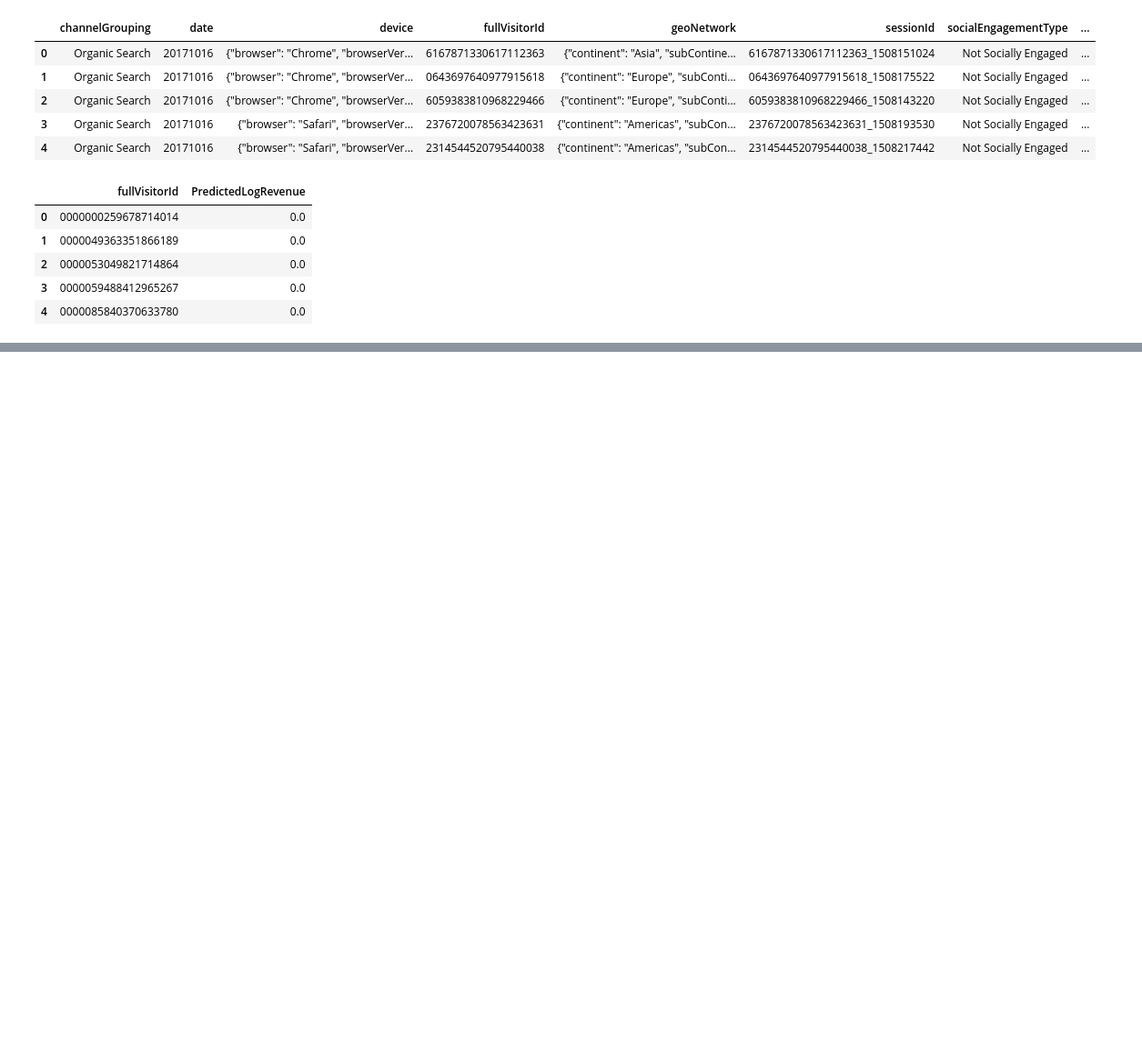
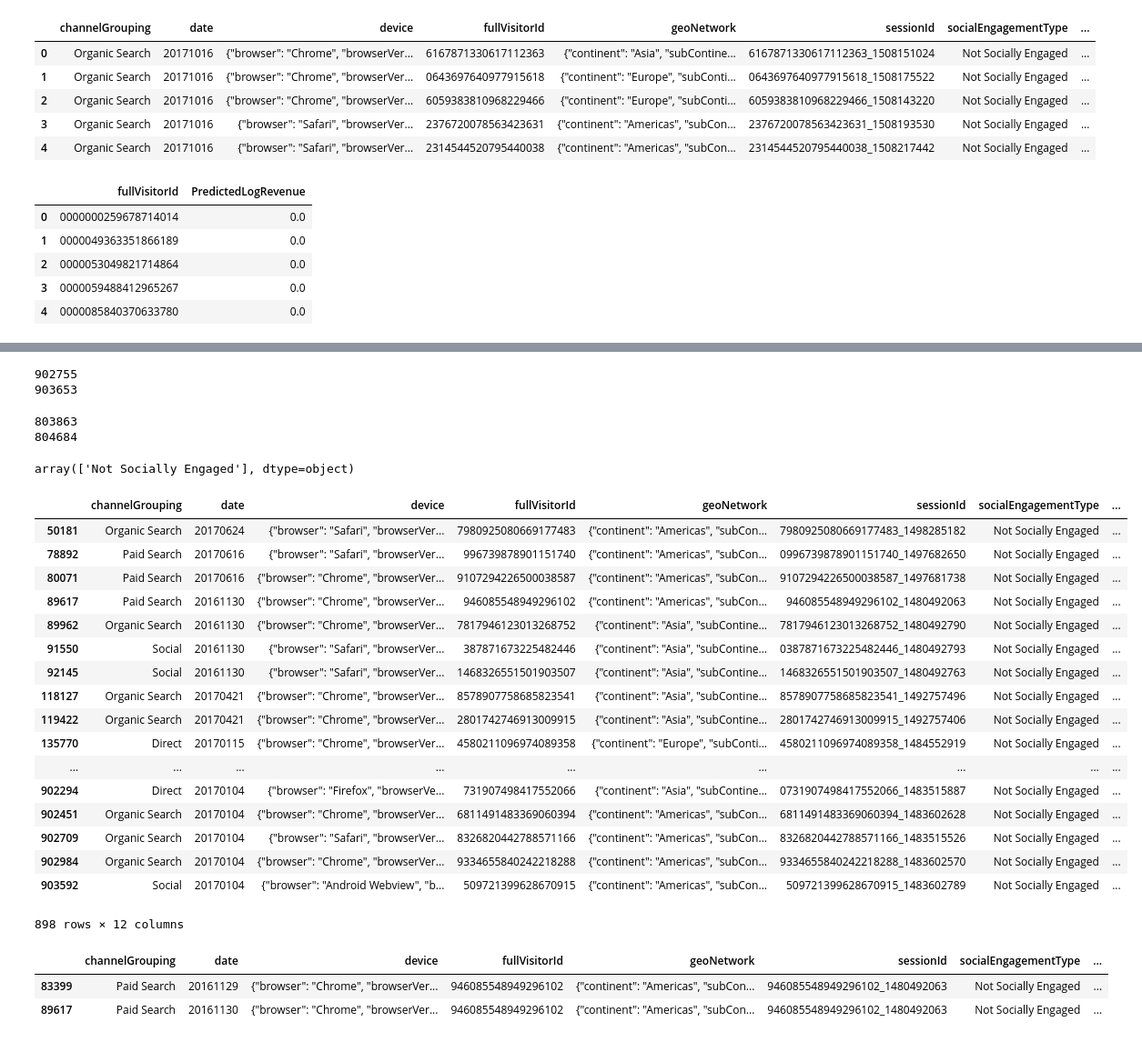
Before and after one commit to i-newton/kaggle_ga, a Jupyter notebook: src/eda.ipynb, the cells around one changed output, grey strips where cells are left out. Shown at 91% size. Cells and saved outputs as stored; diff of their text form; code cells hidden in the pictures; blank space fills up the shorter version.

```diff
--- a/src/eda.ipynb
+++ b/src/eda.ipynb
@@ -1,5 +1,6 @@
 # %%
 import pandas as pd
+pd.set_option('display.max_colwidth', -1)
 # %%
 train = pd.read_csv("../data/train.csv")
 train.head()
@@ -61,0 +118,43 @@ y_reg.iloc[343]
+# %%
+print(train.sessionId.nunique())
+print(len(train.sessionId))
+# %% [output]
+902755
+903653
+# %%
+print(test.sessionId.nunique())
+print(len(test.sessionId))
+# %% [output]
+803863
+804684
+# %%
+test.socialEngagementType.unique()
+# %% [output]
+array(['Not Socially Engaged'], dtype=object)
+# %%
+train[train.sessionId.duplicated()]
+# %% [output]
+|  | channelGrouping | date | device | fullVisitorId | geoNetwork | sessionId | socialEngagementType | ... |
+| 50181 | Organic Search | 20170624 | {"browser": "Safari", "browserVer... | 7980925080669177483 | {"continent": "Americas", "subCon... | 7980925080669177483_1498285182 | Not Socially Engaged | ... |
+| 78892 | Paid Search | 20170616 | {"browser": "Safari", "browserVer... | 996739878901151740 | {"continent": "Americas", "subCon... | 0996739878901151740_1497682650 | Not Socially Engaged | ... |
+| 80071 | Paid Search | 20170616 | {"browser": "Chrome", "browserVer... | 9107294226500038587 | {"continent": "Americas", "subCon... | 9107294226500038587_1497681738 | Not Socially Engaged | ... |
+| 89617 | Paid Search | 20161130 | {"browser": "Chrome", "browserVer... | 946085548949296102 | {"continent": "Americas", "subCon... | 946085548949296102_1480492063 | Not Socially Engaged | ... |
+| 89962 | Organic Search | 20161130 | {"browser": "Chrome", "browserVer... | 7817946123013268752 | {"continent": "Asia", "subContine... | 7817946123013268752_1480492790 | Not Socially Engaged | ... |
+| 91550 | Social | 20161130 | {"browser": "Safari", "browserVer... | 387871673225482446 | {"continent": "Asia", "subContine... | 0387871673225482446_1480492793 | Not Socially Engaged | ... |
+| 92145 | Social | 20161130 | {"browser": "Safari", "browserVer... | 1468326551501903507 | {"continent": "Asia", "subContine... | 1468326551501903507_1480492763 | Not Socially Engaged | ... |
+| 118127 | Organic Search | 20170421 | {"browser": "Chrome", "browserVer... | 8578907758685823541 | {"continent": "Asia", "subContine... | 8578907758685823541_1492757496 | Not Socially Engaged | ... |
+| 119422 | Organic Search | 20170421 | {"browser": "Chrome", "browserVer... | 2801742746913009915 | {"continent": "Asia", "subContine... | 2801742746913009915_1492757406 | Not Socially Engaged | ... |
+| 135770 | Direct | 20170115 | {"browser": "Chrome", "browserVer... | 4580211096974089358 | {"continent": "Europe", "subConti... | 4580211096974089358_1484552919 | Not Socially Engaged | ... |
+| ... | ... | ... | ... | ... | ... | ... | ... | ... |
+| 902294 | Direct | 20170104 | {"browser": "Firefox", "browserVe... | 731907498417552066 | {"continent": "Asia", "subContine... | 0731907498417552066_1483515887 | Not Socially Engaged | ... |
+| 902451 | Organic Search | 20170104 | {"browser": "Chrome", "browserVer... | 6811491483369060394 | {"continent": "Americas", "subCon... | 6811491483369060394_1483602628 | Not Socially Engaged | ... |
+| 902709 | Organic Search | 20170104 | {"browser": "Safari", "browserVer... | 8326820442788571166 | {"continent": "Americas", "subCon... | 8326820442788571166_1483515526 | Not Socially Engaged | ... |
+| 902984 | Organic Search | 20170104 | {"browser": "Chrome", "browserVer... | 9334655840242218288 | {"continent": "Americas", "subCon... | 9334655840242218288_1483602570 | Not Socially Engaged | ... |
+| 903592 | Social | 20170104 | {"browser": "Android Webview", "b... | 509721399628670915 | {"continent": "Americas", "subCon... | 509721399628670915_1483602789 | Not Socially Engaged | ... |
+898 rows × 12 columns
+# %%
+train[train.sessionId=="946085548949296102_1480492063"]
+# %% [output]
+|  | channelGrouping | date | device | fullVisitorId | geoNetwork | sessionId | socialEngagementType | ... |
+| 83399 | Paid Search | 20161129 | {"browser": "Chrome", "browserVer... | 946085548949296102 | {"continent": "Americas", "subCon... | 946085548949296102_1480492063 | Not Socially Engaged | ... |
+| 89617 | Paid Search | 20161130 | {"browser": "Chrome", "browserVer... | 946085548949296102 | {"continent": "Americas", "subCon... | 946085548949296102_1480492063 | Not Socially Engaged | ... |
```
Also changed, not shown: parts of 14 cells of this notebook, 6 other files.
